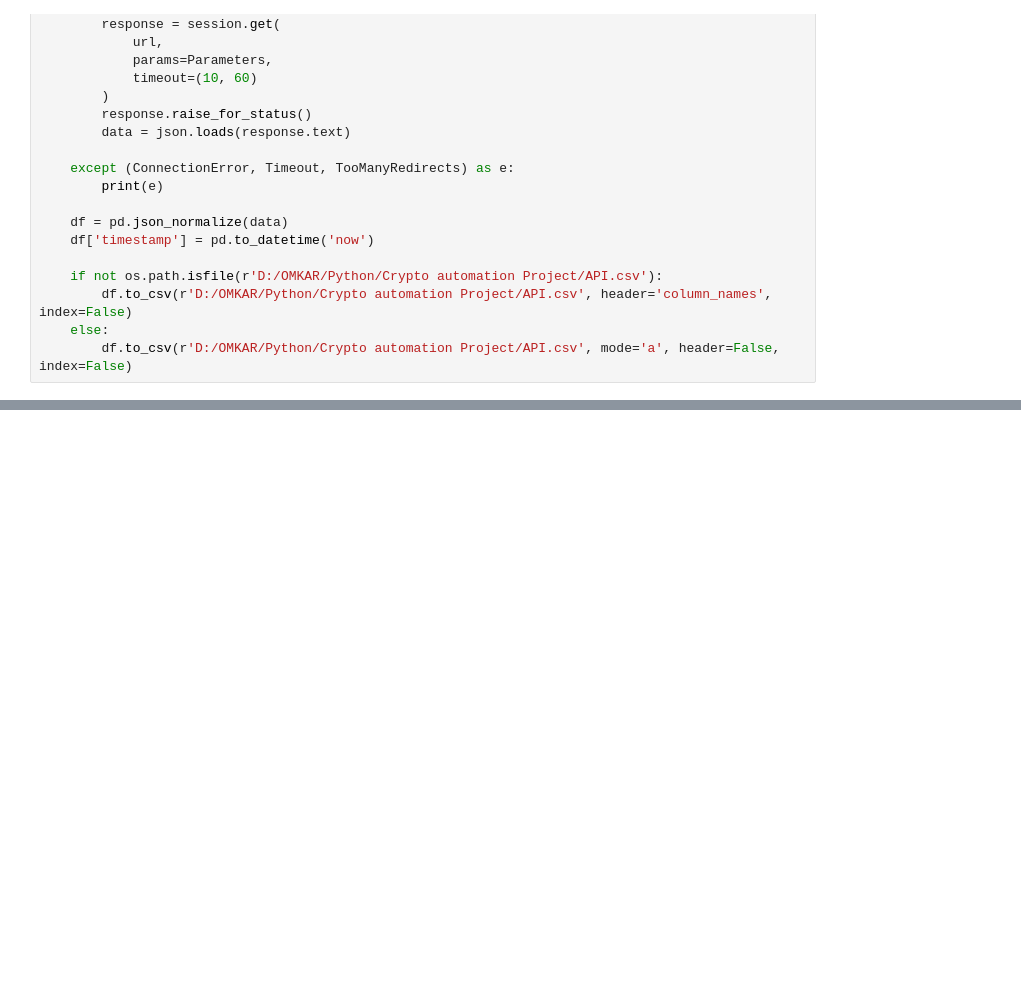
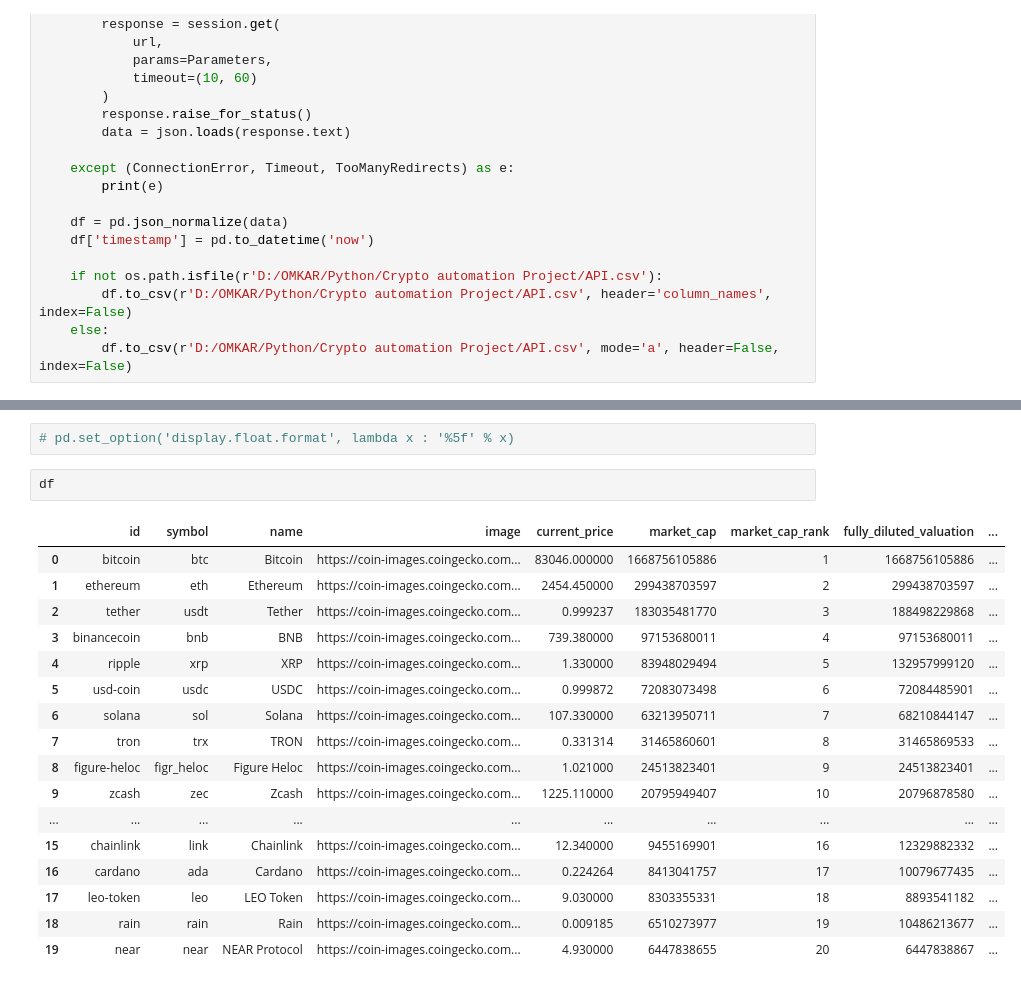
Before and after one commit to om2108/Python-Learning, a Jupyter notebook: Crypto automation Project/Automating Crupto Website.ipynb, the cells around one changed output, grey strips where cells are left out. Saved outputs shown, nothing was run; the diff lists cells and outputs as text; blank space fills up the shorter version.

```diff
--- a/Crypto automation Project/Automating Crupto Website.ipynb
+++ b/Crypto automation Project/Automating Crupto Website.ipynb
@@ -146,0 +146,22 @@ df27
+# %%
+# pd.set_option('display.float.format', lambda x : '%5f' % x)
+# %%
+df
+# %% [output]
+|  | id | symbol | name | image | current_price | market_cap | market_cap_rank | fully_diluted_valuation | ... |
+| 0 | bitcoin | btc | Bitcoin | https://coin-images.coingecko.com... | 83046.000000 | 1668756105886 | 1 | 1668756105886 | ... |
+| 1 | ethereum | eth | Ethereum | https://coin-images.coingecko.com... | 2454.450000 | 299438703597 | 2 | 299438703597 | ... |
+| 2 | tether | usdt | Tether | https://coin-images.coingecko.com... | 0.999237 | 183035481770 | 3 | 188498229868 | ... |
+| 3 | binancecoin | bnb | BNB | https://coin-images.coingecko.com... | 739.380000 | 97153680011 | 4 | 97153680011 | ... |
+| 4 | ripple | xrp | XRP | https://coin-images.coingecko.com... | 1.330000 | 83948029494 | 5 | 132957999120 | ... |
+| 5 | usd-coin | usdc | USDC | https://coin-images.coingecko.com... | 0.999872 | 72083073498 | 6 | 72084485901 | ... |
+| 6 | solana | sol | Solana | https://coin-images.coingecko.com... | 107.330000 | 63213950711 | 7 | 68210844147 | ... |
+| 7 | tron | trx | TRON | https://coin-images.coingecko.com... | 0.331314 | 31465860601 | 8 | 31465869533 | ... |
+| 8 | figure-heloc | figr_heloc | Figure Heloc | https://coin-images.coingecko.com... | 1.021000 | 24513823401 | 9 | 24513823401 | ... |
+| 9 | zcash | zec | Zcash | https://coin-images.coingecko.com... | 1225.110000 | 20795949407 | 10 | 20796878580 | ... |
+| ... | ... | ... | ... | ... | ... | ... | ... | ... | ... |
+| 15 | chainlink | link | Chainlink | https://coin-images.coingecko.com... | 12.340000 | 9455169901 | 16 | 12329882332 | ... |
+| 16 | cardano | ada | Cardano | https://coin-images.coingecko.com... | 0.224264 | 8413041757 | 17 | 10079677435 | ... |
+| 17 | leo-token | leo | LEO Token | https://coin-images.coingecko.com... | 9.030000 | 8303355331 | 18 | 8893541182 | ... |
+| 18 | rain | rain | Rain | https://coin-images.coingecko.com... | 0.009185 | 6510273977 | 19 | 10486213677 | ... |
+| 19 | near | near | NEAR Protocol | https://coin-images.coingecko.com... | 4.930000 | 6447838655 | 20 | 6447838867 | ... |
```
Also changed, not shown: parts of 14 cells of this notebook, 1 other file.
